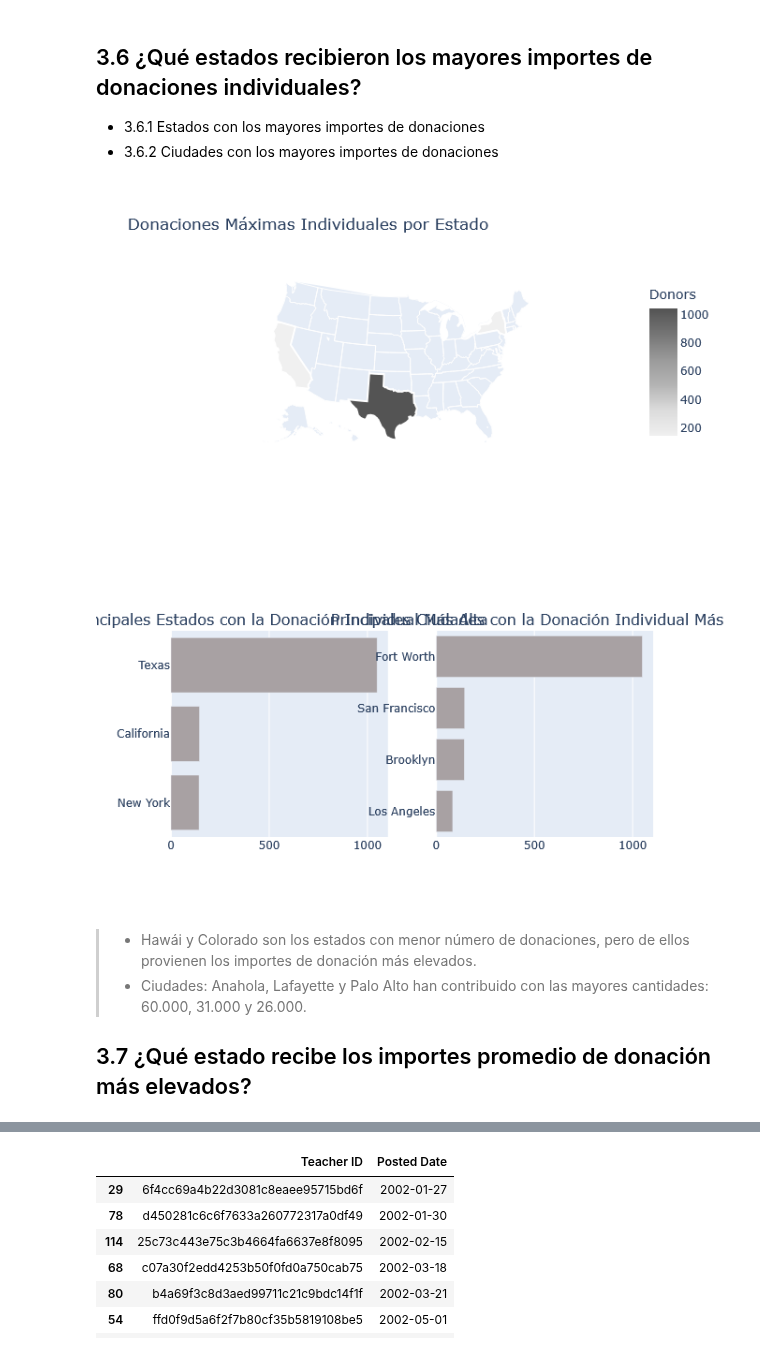
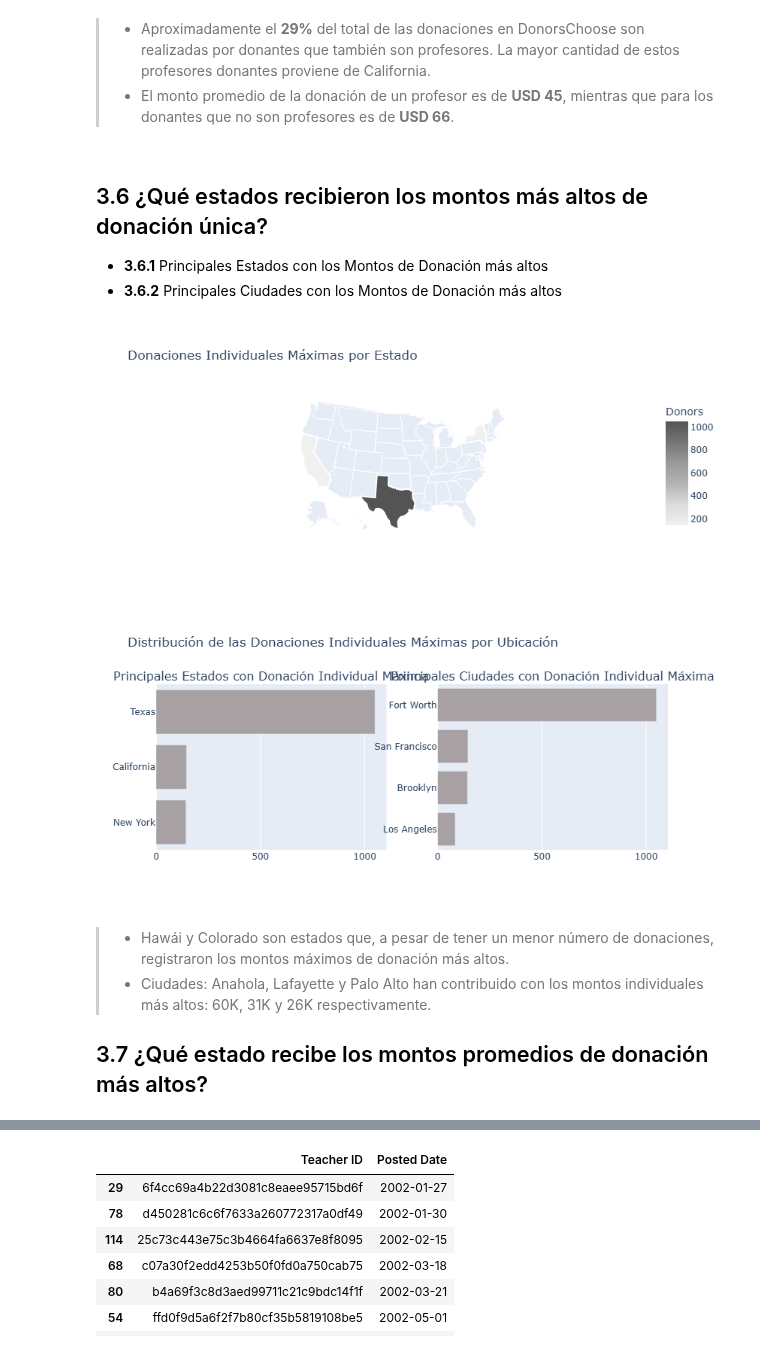
Before and after one commit to islas-diego23/ADND_Prueba_Practica05, a Jupyter notebook: Practica05/Practica05_230550.ipynb, the cells around one changed output, grey strips where cells are left out. Cells and saved outputs as stored; diff of their text form; code cells hidden in the pictures.

```diff
--- a/Practica05/Practica05_230550.ipynb
+++ b/Practica05/Practica05_230550.ipynb
@@ -961,5 +1022,5 @@ map_osm2.add_child(plugins.HeatMap(ziparr, radius=10))
 # %%
-# qué ciudad y estado tienen más donantes docentes
+# which city and state has maximum teacher donors
 tempdf = donors_df.groupby(['Donor State', 'Donor Is Teacher']).agg({'Donor Is Teacher' : 'count' }).rename(columns={'Donor Is Teacher' : 'Teacher Donor Counts'}).reset_index()
 
 no_df = tempdf[tempdf['Donor Is Teacher']=='No']
@@ -972,14 +1033,14 @@ yes_y = yes_df['Teacher Donor Counts']
 trace1 = go.Bar(
     x=no_x,
     y=no_y,
-    name='Donantes no docentes',
+    name='Non Teacher Donors',
     marker=dict(color='#f259d6'),
     opacity=0.8
 )
 trace2 = go.Bar(
     x=yes_x,
     y=yes_y,
-    name='Donantes docentes',
+    name='Teacher Donors',
     marker=dict(color='#f7bb31'),
     opacity=0.8
 )
@@ -989,7 +1050,7 @@ layout = go.Layout(
     barmode='group',
     legend=dict(dict(x=-.1, y=1.2)),
     margin=dict(b=120),
-    title='Estados y distribución de donantes docentes y no docentes',
+    title = 'Estados y distribución de donantes docentes y no docentes',
 )
 
 fig = go.Figure(data=data, layout=layout)
@@ -1579,3 +1833,6 @@ iplot(fig, filename='donut')
+# %% [markdown]
+> * Aproximadamente el **29%** del total de las donaciones en DonorsChoose son realizadas por donantes que también son profesores. La mayor cantidad de estos profesores donantes proviene de California.
+> * El monto promedio de la donación de un profesor es de **USD 45**, mientras que para los donantes que no son profesores es de **USD 66**.
 # %%
 
 def mapp(df, scl, t):
@@ -1611,26 +1868,36 @@ def mapp(df, scl, t):
     fig = dict( data=data, layout=layout )
     iplot( fig, filename='d3-cloropleth-map' )
 # %% [markdown]
-## <a id="3.6"> 3.6 ¿Qué estados recibieron los mayores importes de donaciones individuales?</a>
-- 3.6.1 Estados con los mayores importes de donaciones
-- 3.6.2 Ciudades con los mayores importes de donaciones
+## <a id="3.6">3.6 ¿Qué estados recibieron los montos más altos de donación única?</a>
+* **3.6.1** Principales Estados con los Montos de Donación más altos
+* **3.6.2** Principales Ciudades con los Montos de Donación más altos
 # %%
-# Maximum Donation Amounts
-tempdf = combined_df.groupby(['Donor State']).agg({'Donation Amount':'max'}).reset_index()
+# Montos máximos de donación
+
+tempdf = combined_df.groupby(['Donor State']).agg({
+    'Donation Amount': 'max'
+}).reset_index()
+
 t1 = tempdf.sort_values('Donation Amount', ascending=False)
 
-tempdf = combined_df.groupby(['Donor City']).agg({'Donation Amount':'max'}).reset_index()
+tempdf = combined_df.groupby(['Donor City']).agg({
+    'Donation Amount': 'max'
+}).reset_index()
+
 t2 = tempdf.sort_values('Donation Amount', ascending=False)
 
 statesdf = pd.DataFrame()
 statesdf['state'] = t1['Donor State']
 statesdf['counts'] = t1['Donation Amount']
+
 statesdf
 
 citydf = pd.DataFrame()
 citydf['state'] = t2['Donor City']
 citydf['counts'] = t2['Donation Amount']
+
 citydf
+
 
 scl = [
     [0.0, 'rgb(240,240,240)'],
@@ -1641,53 +1908,59 @@ scl = [
     [1.0, 'rgb(84,84,84)']
 ]
 
-mapp(statesdf, scl, 'Donaciones Máximas Individuales por Estado')
+mapp(statesdf, scl, 'Donaciones Individuales Máximas por Estado')
+
 
 trace1 = bar_hor_noagg(
     list(reversed(list(statesdf['state'][:10]))),
     list(reversed(list(statesdf['counts'][:10]))),
-    "Principales Estados con la Donación Individual Más Alta",
+    "Estados con las Donaciones Individuales Máximas",
     '#a8a1a3',
     600,
     400,
     200,
     limit=10,
     rt=True
 )
 
 trace2 = bar_hor_noagg(
     list(reversed(list(citydf['state'][:10]))),
     list(reversed(list(citydf['counts'][:10]))),
-    "Principales Ciudades con la Donación Individual Más Alta",
+    "Ciudades con las Donaciones Individuales Máximas",
     '#a8a1a3',
     600,
     400,
     200,
     limit=10,
     rt=True
 )
 
+
 fig = tools.make_subplots(
     rows=1,
     cols=2,
     print_grid=False,
     subplot_titles=[
-        'Principales Estados con la Donación Individual Más Alta',
-        'Principales Ciudades con la Donación Individual Más Alta'
+        'Principales Estados con Donación Individual Máxima',
+        'Principales Ciudades con Donación Individual Máxima'
     ]
 )
 
 fig.append_trace(trace1, 1, 1)
 fig.append_trace(trace2, 1, 2)
 
-fig['layout'].update(height=400, showlegend=False)
+fig['layout'].update(
+    height=400,
+    showlegend=False,
+    title='Distribución de las Donaciones Individuales Máximas por Ubicación'
+)
 
 iplot(fig)
 # %% [output]
-[figure, old version]
+[figure, new version]
-[figure, old version]
+[figure, new version]
 # %% [markdown]
-> - Hawái y Colorado son los estados con menor número de donaciones, pero de ellos provienen los importes de donación más elevados.
-> - Ciudades: Anahola, Lafayette y Palo Alto han contribuido con las mayores cantidades: 60.000, 31.000 y 26.000.
+> * Hawái y Colorado son estados que, a pesar de tener un menor número de donaciones, registraron los montos máximos de donación más altos.
+> * Ciudades: Anahola, Lafayette y Palo Alto han contribuido con los montos individuales más altos: 60K, 31K y 26K respectivamente.
 
-## <a id="3.7"> 3.7 ¿Qué estado recibe los importes promedio de donación más elevados?</a>
+## <a id="3.7">3.7 ¿Qué estado recibe los montos promedios de donación más altos?</a>
```
Also changed, not shown: parts of 151 cells of this notebook.
